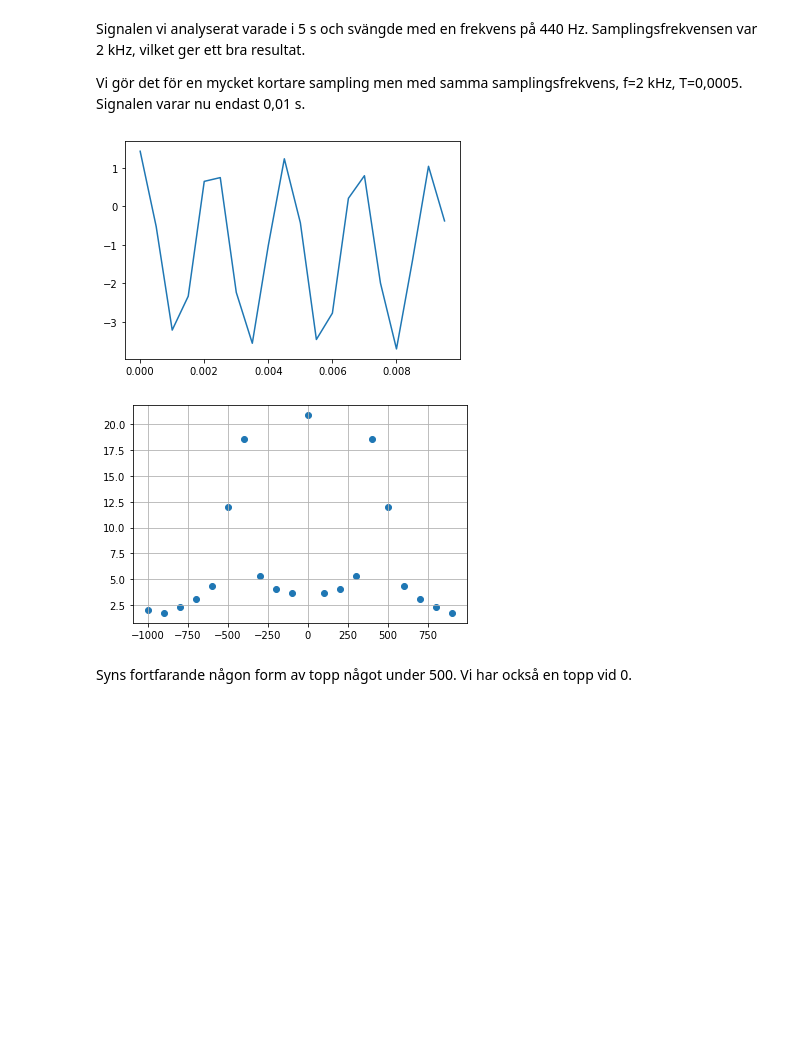
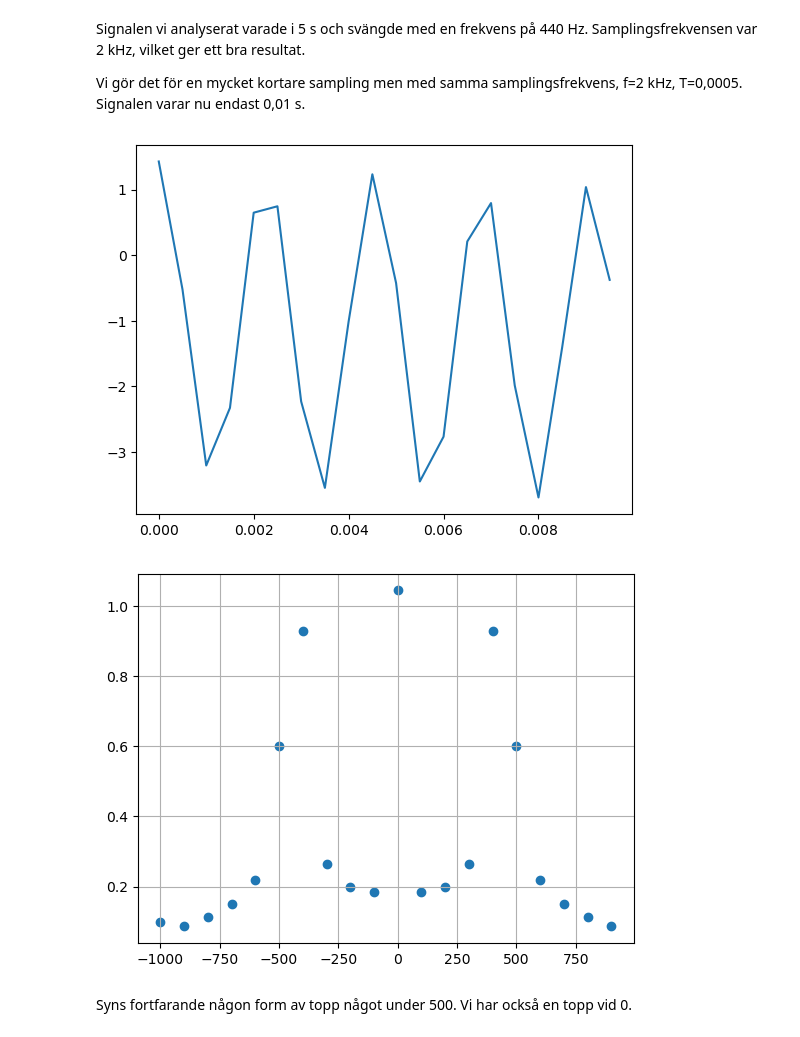
Before and after one commit to cognitrap/progr, a Jupyter notebook: fourier2.ipynb, the cells around one changed output. Saved outputs shown, nothing was run; the diff lists cells and outputs as text; code cells hidden in the pictures; blank space fills up the shorter version.

```diff
--- a/fourier2.ipynb
+++ b/fourier2.ipynb
@@ -260,36 +266,36 @@ import csv
 
 x=[]; y=[]  # Två tomma listor att starta med
 
 with open('Samplefreq1.csv','r') as f:
   data = csv.reader(f, delimiter=';')
   next(data)  # Första raden är rubrik
   for row in data:
         x.append(float(row[0]))  # Omvandlar strängarna till float och lägger i en annan lista
         y.append(float(row[1]))
 
 # fft ska ha arrayer
 x=np.array(x)
 y=np.array(y)
 
 xnr=len(x)  # Antal element
 step=x[1]-x[0]  # Tidssteg
 
 # Den uppmätta funktionen
 plt.plot(x, y)
 plt.savefig('sampleplot2.png')
 plt.show()
 
 
 # FT
-yf = fftshift(fft(y)) # Själva transformen
+yf = fftshift(fft(y))/xnr # Själva transformen
 xf = fftshift(fftfreq(xnr,step)) # Skapar en vettig frekvensskala
 plt.grid()
 plt.scatter(xf,np.abs(yf))
 plt.savefig('samplefreq2.png')
 plt.show()
 # %% [output]
-[figure, old version]
+[figure, new version]
-[figure, old version]
+[figure, new version]
 # %% [markdown]
 Syns fortfarande någon form av topp något under 500. Vi har också en topp vid 0.
 # %% [markdown]
```
Also changed, not shown: parts of 9 cells of this notebook.
